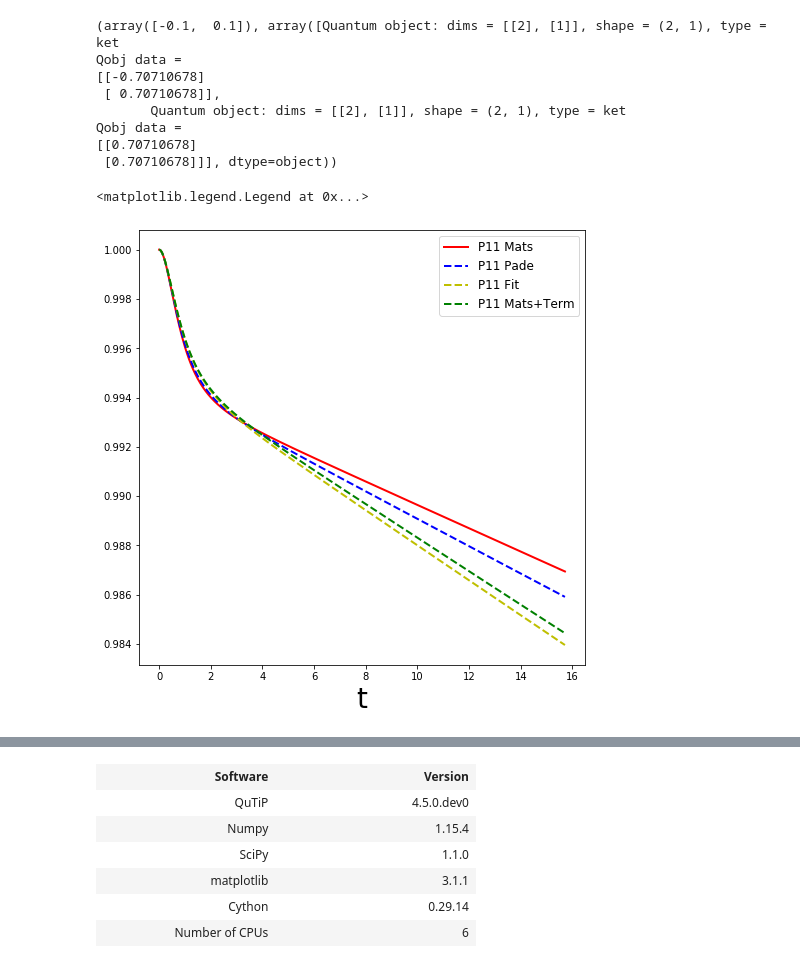
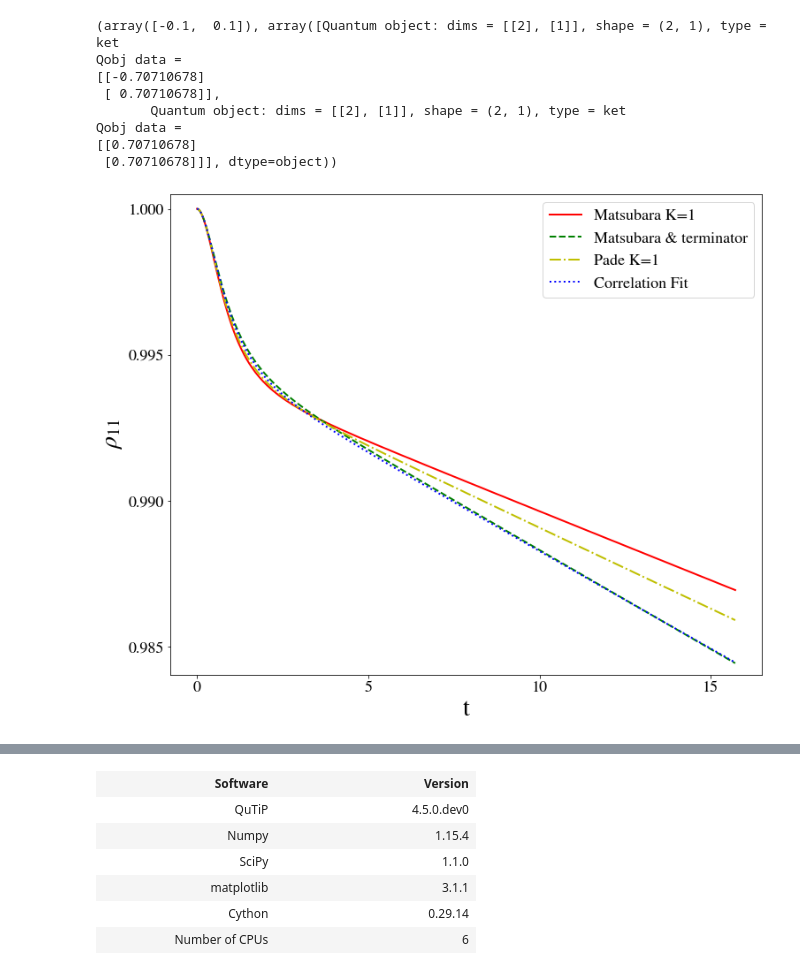
Before and after one commit to tehruhn/bofin_fast, a Jupyter notebook: ex1 HEOM - OD - test - ex1 HEOM - OD - same parameters as dynamic truncation paper.ipynb, the cells around one changed output, grey strips where cells are left out. Cells and saved outputs as stored; diff of their text form; code cells hidden in the pictures.

```diff
--- a/ex1 HEOM - OD - test - ex1 HEOM - OD - same parameters as dynamic truncation paper.ipynb
+++ b/ex1 HEOM - OD - test - ex1 HEOM - OD - same parameters as dynamic truncation paper.ipynb
@@ -822,7 +736,7 @@ def fitter(ans, tlist, k):
         b_higher.extend(bhigher)
         param_bounds = (b_lower, b_higher)
         p1, p2 = curve_fit(lambda x, *params_0: wrapper_fit_func(x, i+1, \
-            params_0), tlist, ans, p0=guess, bounds = param_bounds)
+            params_0), tlist, ans, p0=guess, sigma=[0.01 for t in tlist2], bounds = param_bounds, maxfev = 1e8)
         popt.append(p1)
         pcov.append(p2)
         print(i+1)
@@ -1076,34 +971,53 @@ Qobj data =
+# %%
+matplotlib.rcParams['figure.figsize'] = (7, 5)
+matplotlib.rcParams['axes.titlesize'] = 25
+matplotlib.rcParams['axes.labelsize'] = 18
+matplotlib.rcParams['xtick.labelsize'] = 18
+matplotlib.rcParams['ytick.labelsize'] = 18
+matplotlib.rcParams['legend.fontsize'] = 18
+matplotlib.rcParams['axes.grid'] = False
+matplotlib.rcParams['savefig.bbox'] = 'tight'
+matplotlib.rcParams['lines.markersize'] = 5
+matplotlib.rcParams['font.family'] = 'STIXGeneral'
+matplotlib.rcParams['mathtext.fontset'] =  'stix'
 # %%
 # Define some operators with which we will measure the system
 # 1,1 element of density matrix - corresonding to groundstate
 P11p=basis(2,0) * basis(2,0).dag()
 P22p=basis(2,1) * basis(2,1).dag()
 # 1,2 element of density matrix  - corresonding to coherence
 P12p=basis(2,0) * basis(2,1).dag()
 # Calculate expectation values in the bases
 P11expF = expect(resultFit.states, P11p)
 P22expF = expect(resultFit.states, P22p)
 P12expF = expect(resultFit.states, P12p)
 
 # Plot the results
-fig, axes = plt.subplots(1, 1, sharex=True, figsize=(8,8))
+fig, axes = plt.subplots(1, 1, sharex=True, figsize=(12,10))
 #axes.plot(tlist, np.real(P11exp)+ np.real(P22exp), 'b', linewidth=2, label="P11")
-axes.plot(tlist, np.real(P11exp), 'r', linewidth=2, label="P11 Mats")
-axes.plot(tlist, np.real(P11expP), 'b--', linewidth=2, label="P11 Pade")
-axes.plot(tlist, np.real(P11expF), 'y--', linewidth=2, label="P11 Fit")
+axes.plot(tlist, np.real(P11exp), 'r', linewidth=2, label="Matsubara K=1")
+axes.plot(tlist, np.real(P11expT), 'g--', linewidth=2, label="Matsubara & terminator")
+axes.plot(tlist, np.real(P11expP), 'y-.', linewidth=2, label="Pade K=1")
+#axes.plot(tlist, np.real(P11BR), 'y-.', linewidth=2, label="Bloch Redfield")
+axes.plot(tlist, np.real(P11expF), 'b:', linewidth=2, label="Correlation Fit")
 #axes.plot(tlist, np.real(P11expFT), 'y', linewidth=2, label="P11 Fit+tanimura")
 
 #axes.plot(tlist, np.real(P12exp), 'r', linewidth=2, label="P12 Mats")
 #axes.plot(tlist, np.real(P12expP), 'b--', linewidth=2, label="P12 Pade")
 #axes.plot(tlist, np.real(P12expF), 'y--', linewidth=2, label="P12 Fit")
 
-axes.plot(tlist, np.real(P11expT), 'g--', linewidth=2, label="P11 Mats+Term")
+
 #axes.plot(tlist, np.real(P12expT), 'g--', linewidth=2, label="P12 Mats+Term")
 
 #axes.plot(tlist, [np.real(P11) for t in tlist], 'g--', linewidth=2, label="P11 thermal")
+axes.locator_params(axis='y', nbins=6)
+axes.locator_params(axis='x', nbins=6)
+axes.set_ylabel(r'$\rho_{11}$',fontsize=28)
 
-axes.set_xlabel(r't', fontsize=28)
-axes.legend(loc=0, fontsize=12)
+axes.set_xlabel(r't',fontsize=28)
+
+axes.set_ylim(0.98405,1.0005)
+axes.legend(loc=0)
+fig.savefig("fig2.pdf")
 # %% [output]
-<matplotlib.legend.Legend at 0x...>
-[figure, old version]
+[figure, new version]
```
Also changed, not shown: parts of 35 cells of this notebook, 59 other files.
